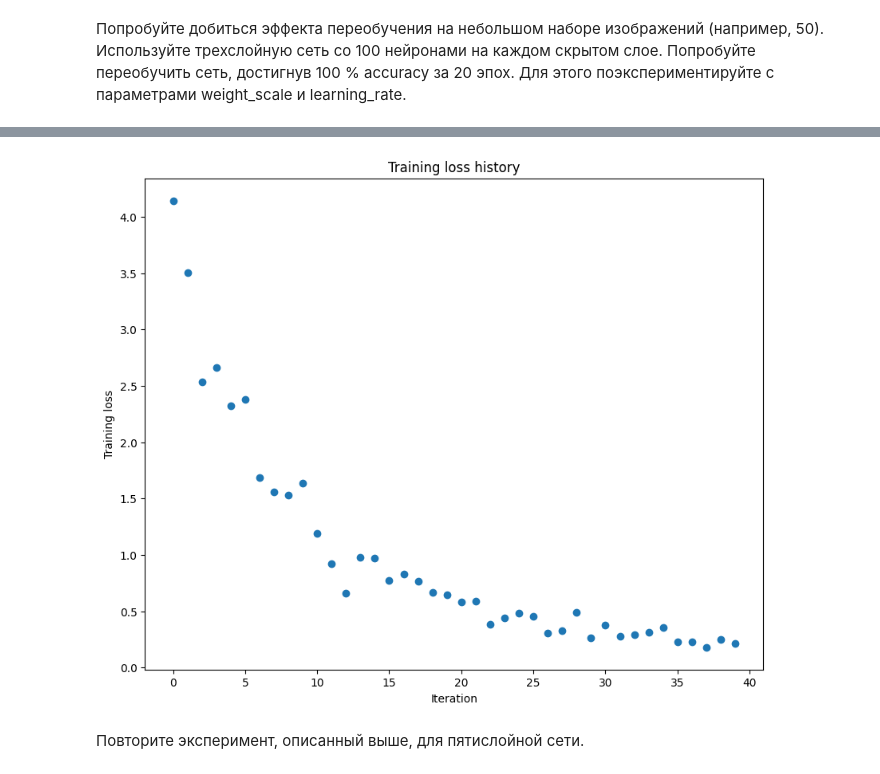
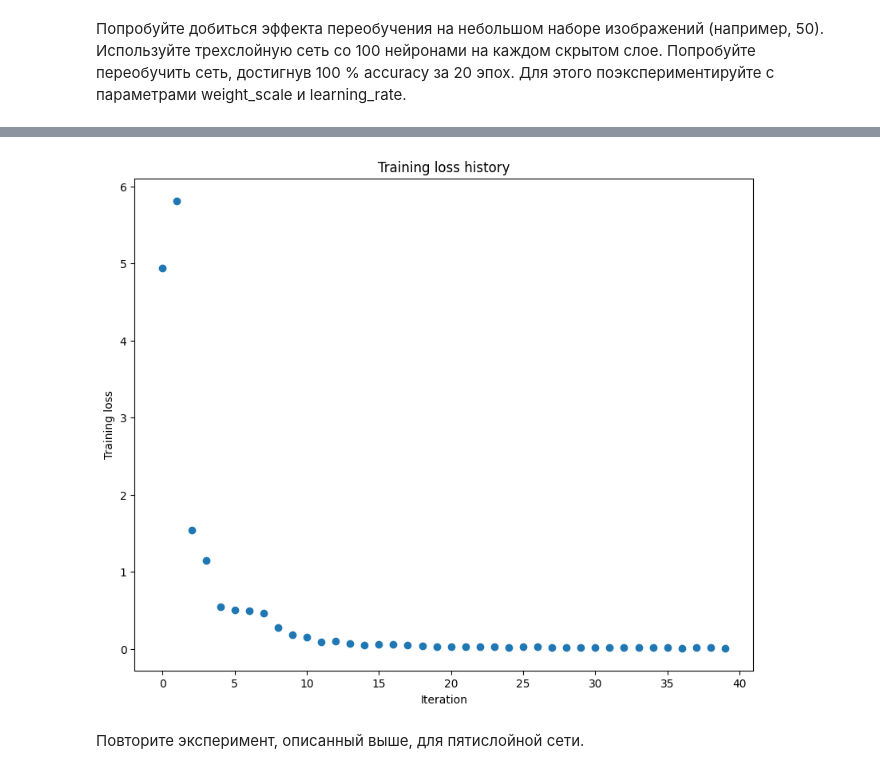
Before and after one commit to pillowiva/DL_IvanovaDM_6401, a Jupyter notebook: lab_3/assignment3.ipynb, the cells around one changed output, grey strips where cells are left out. Saved outputs shown, nothing was run; the diff lists cells and outputs as text; code cells hidden in the pictures.

```diff
--- a/lab_3/assignment3.ipynb
+++ b/lab_3/assignment3.ipynb
@@ -470,7 +457,7 @@ small_data = {
 }
 
 weight_scale = 1e-1
-learning_rate = 1e-2
+learning_rate = 1e-1
 
 input_dim = data["X_train"].shape[1]
 num_classes = np.max(data["y_train"]) + 1
@@ -517,4 +504,4 @@ plt.show()
-[figure, old version]
+[figure, new version]
 # %% [markdown]
 Повторите эксперимент, описанный выше, для пятислойной сети.
 # %%
```
Also changed, not shown: parts of 44 cells of this notebook, 1 other file.
